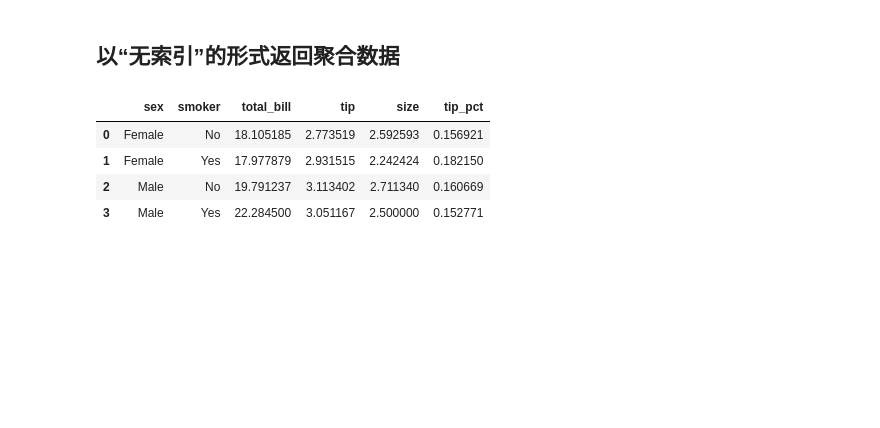
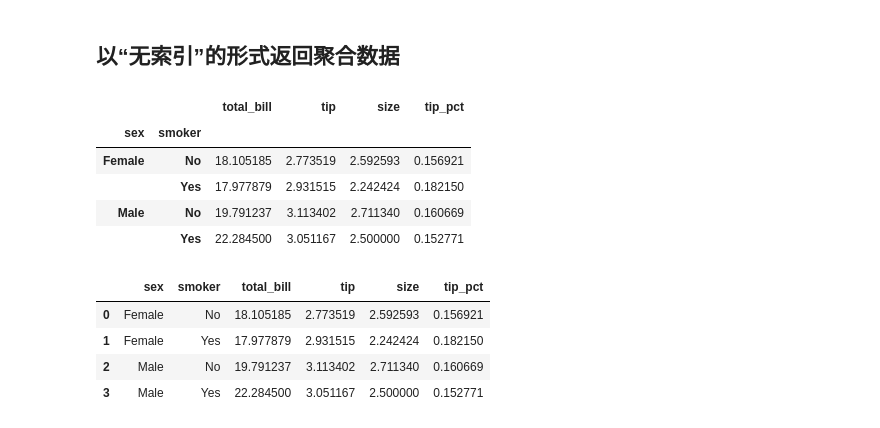
Before and after one commit to PumbaaLau/MyGit, a Jupyter notebook: Data Analysis/利用Python进行数据分析/第9章 数据聚合与分组运算/第2节 数据聚合.ipynb, the cells around one changed output. Cells and saved outputs as stored; diff of their text form; code cells hidden in the pictures; blank space fills up the shorter version.

```diff
--- a/Data Analysis/利用Python进行数据分析/第9章 数据聚合与分组运算/第2节 数据聚合.ipynb
+++ b/Data Analysis/利用Python进行数据分析/第9章 数据聚合与分组运算/第2节 数据聚合.ipynb
@@ -181,6 +195,15 @@ grouped.agg({'tip_pct': [('my_min', 'min'),'max', 'mean', 'std'], 'size': 'sum'}
 |  | Yes | 0.035638 | 0.710345 | 0.152771 | 0.090588 | 150 |
 # %% [markdown]
 ## 以“无索引”的形式返回聚合数据
+# %%
+tips.groupby(['sex', 'smoker']).mean()
+# %% [output]
+|  |  | total_bill | tip | size | tip_pct |
+| sex | smoker |  |  |  |  |
+| Female | No | 18.105185 | 2.773519 | 2.592593 | 0.156921 |
+|  | Yes | 17.977879 | 2.931515 | 2.242424 | 0.182150 |
+| Male | No | 19.791237 | 3.113402 | 2.711340 | 0.160669 |
+|  | Yes | 22.284500 | 3.051167 | 2.500000 | 0.152771 |
 # %%
 tips.groupby(['sex', 'smoker'], as_index=False).mean()
 # %% [output]
```
Also changed, not shown: parts of 12 cells of this notebook.
